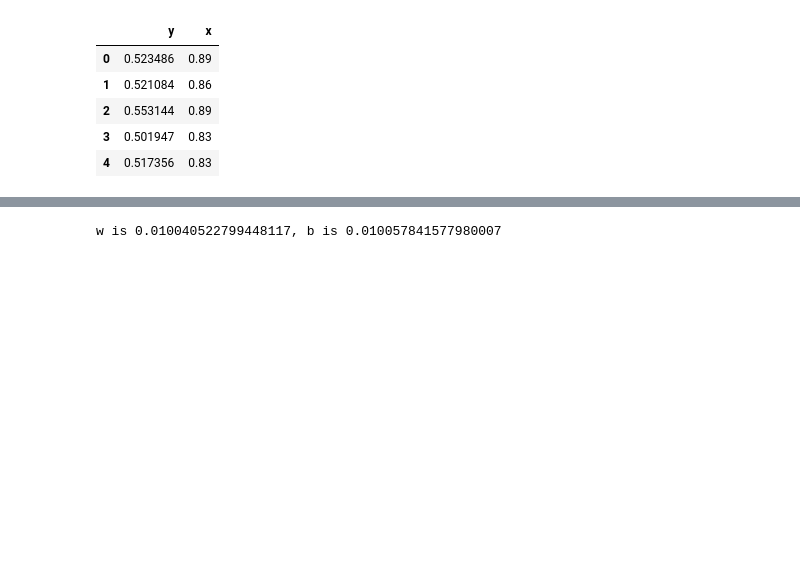
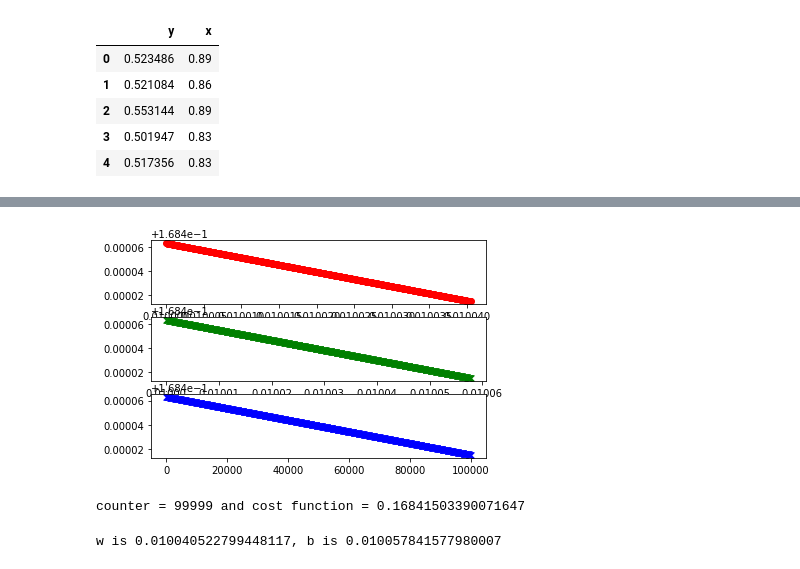
Before and after one commit to deepak5998/Bl-Machine, a Jupyter notebook: Week5/Linear_Regression_Q2.ipynb, the cells around one changed output, grey strips where cells are left out. Saved outputs shown, nothing was run; the diff lists cells and outputs as text; code cells hidden in the pictures; blank space fills up the shorter version.

Commit message:
Linear regression problesm

```diff
--- a/Week5/Linear_Regression_Q2.ipynb
+++ b/Week5/Linear_Regression_Q2.ipynb
@@ -154,13 +155,13 @@ def Linear_Regression():
     cost = np.empty(0)
     # y = wx+b
     learning_rate = 0.0001
-    w = 0.01
-    b = 0.01
+    weight = 0.01
+    bais = 0.01
     plt
     df_size = len(dataframe)
     for counter in range(0,100000):
         # creating the predicted output by our supposed values of w and b
-        Ypred = pd.Series(np.multiply(w,dataframe.x) + b)
+        Ypred = pd.Series(np.multiply(weight,dataframe.x) + bais)
         # loss =  1/2m sum of (y^ - y)**2
         diff_pred = Ypred-dataframe.y
 
@@ -175,19 +176,19 @@ def Linear_Regression():
         derivate_b = (np.sum(diff_pred))/df_size
         derivate_w = np.sum(np.multiply(dataframe.x, diff_pred))/df_size
         # update w and b in line equation
-        w = w - learning_rate*(derivate_w/df_size)
-        b = b - learning_rate*(derivate_b/df_size)
+        weight = weight - learning_rate*(derivate_w/df_size)
+        bais = bais - learning_rate*(derivate_b/df_size)
         if(counter%100 == 0):
             plt.subplot(3,1,1)
             # plt.plot(counter,loss_error_sum, marker='x', color='r')
-            plt.plot(w,loss_error_sum,marker='o',color='r')
+            plt.plot(weight,loss_error_sum,marker='o',color='r')
             plt.subplot(3,1,2)
-            plt.plot(b,loss_error_sum,marker='x',color='g')
+            plt.plot(bais,loss_error_sum,marker='x',color='g')
             plt.subplot(3,1,3)
-            plt.plot(counter,loss_error_sum,marker='x',color='g')
+            plt.plot(counter,loss_error_sum,marker='x',color='b')
 
         if(loss_error_sum<=0.00009):
             break
     plt.show()
     print("counter = {} and cost function = {}".format(counter, loss_error_sum))
-    return (w, b)
+    return (weight, bais)
@@ -201 +195,6 @@ counter = 99999 and cost function = 0.16841503390071647
+# %%
+weight,bais = Linear_Regression()
+# %% [output]
+[figure, added]
+counter = 99999 and cost function = 0.16841503390071647
 # %%
```
Also changed, not shown: parts of 13 cells of this notebook, 3 other files.
